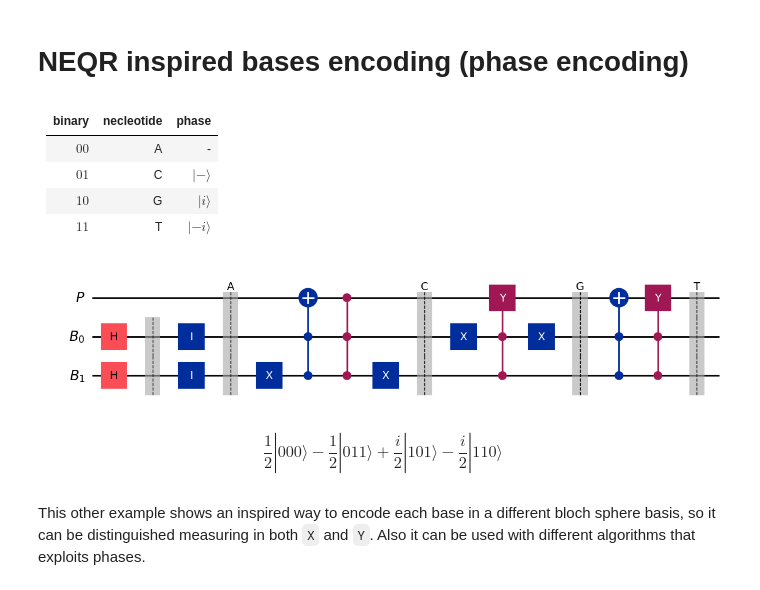
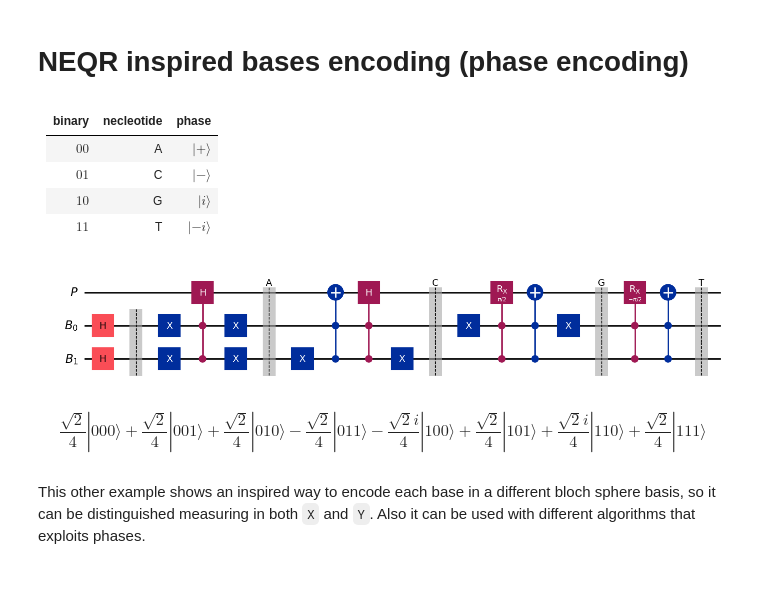
Before and after one commit to Dpbm/dna-image-quantum, a Jupyter notebook: examples.ipynb, the cells around one changed output. Cells and saved outputs as stored; diff of their text form; code cells hidden in the pictures.

```diff
--- a/examples.ipynb
+++ b/examples.ipynb
@@ -65,48 +72,53 @@ In this example, the nucleotides are encoded as 8bit grayscale color representat
 # %% [markdown]
 |  binary  | necleotide | phase          |
 |----------|------------|----------------|
-|   $00$   |     A      |  -   |
+|   $00$   |     A      |  $|+\rangle$   |
 |   $01$   |     C      |  $|-\rangle$   |
 |   $10$   |     G      |  $|i\rangle$   |
 |   $11$   |     T      |  $|-i\rangle$  |
 # %%
-CCY = YGate().control(2)
+CCRX = lambda theta: RXGate(theta).control(2)
+CCH = HGate().control(2)
 # %%
 base = QuantumRegister(2, name='B')
 phase = QuantumRegister(1, name='P')
 
 qc = QuantumCircuit(phase, base)
 
 
 qc.h(base)
 qc.barrier(base)
 
-qc.id(base)
+qc.x(base)
+qc.append(CCH, list(range(2, -1, -1)))
+qc.x(base)
+
 qc.barrier(label="A")
 
 
 qc.x(base[1])
 qc.ccx(base[0], base[1], phase)
-qc.ccz(base[0], base[1], phase)
+qc.append(CCH, list(range(2, -1, -1)))
 qc.x(base[1])
 qc.barrier(label="C")
 
 
 qc.x(base[0])
-qc.append(CCY, list(range(2, -1, -1)))
+qc.append(CCRX(np.pi/2), list(range(2, -1, -1)))
+qc.ccx(base[0], base[1], phase)
 qc.x(base[0])
 qc.barrier(label="G")
 
+qc.append(CCRX(-np.pi/2), list(range(2, -1, -1)))
 qc.ccx(base[0], base[1], phase)
-qc.append(CCY, list(range(2, -1, -1)))
 qc.barrier(label="T")
 
 
 display(qc.draw('mpl'))
 Statevector(qc).draw('latex')
 # %% [output]
-[figure, old version]
+[figure, new version]
-$$\frac{1}{2} |000\rangle- \frac{1}{2} |011\rangle+\frac{i}{2} |101\rangle- \frac{i}{2} |110\rangle$$
+$$\frac{\sqrt{2}}{4} |000\rangle+\frac{\sqrt{2}}{4} |001\rangle+\frac{\sqrt{2}}{4} |010\rangle- \frac{\sqrt{2}}{4} |011\rangle- \frac{\sqrt{2} i}{4} |100\rangle+\frac{\sqrt{2}}{4} |101\rangle+\frac{\sqrt{2} i}{4} |110\rangle+\frac{\sqrt{2}}{4} |111\rangle$$
 # %% [markdown]
 This other example shows an inspired way to encode each base in a different bloch sphere basis, so it can be distinguished measuring in both `X` and `Y`. Also it can be used with different algorithms that exploits phases.
 # %% [markdown]
```
Also changed, not shown: parts of 13 cells of this notebook, 2 other files.
